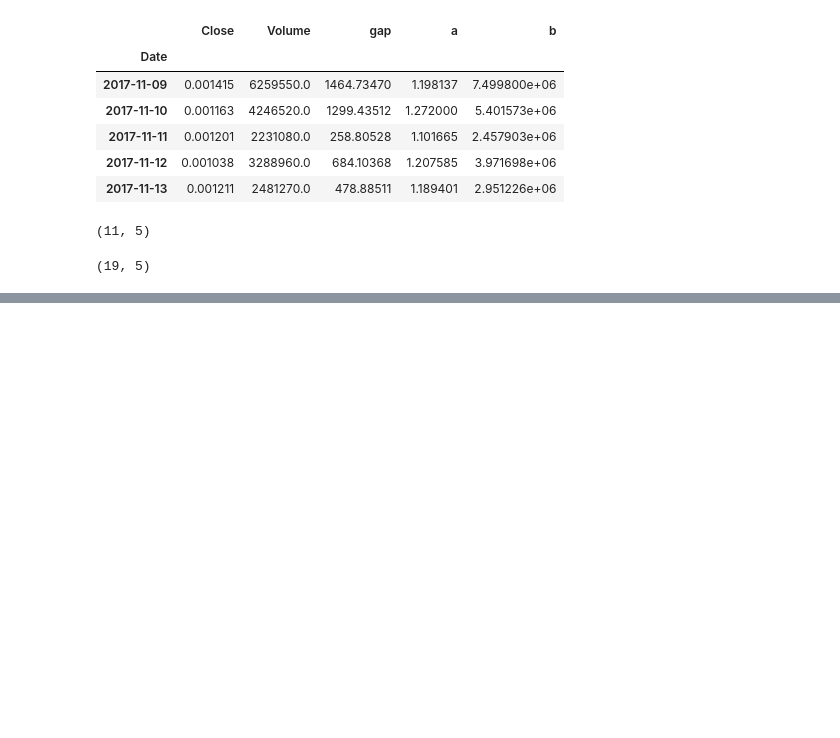
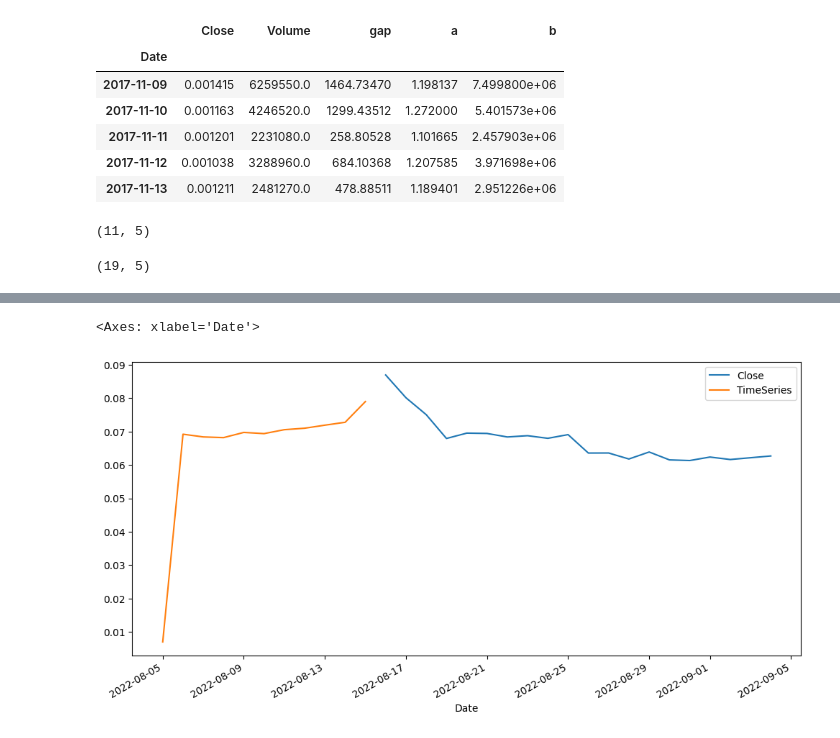
Before and after one commit to santr4/ml_projects, a Jupyter notebook: Dogecoin Price Prediction/Dogecoin_Price_Prediction.ipynb, the cells around one changed output, grey strips where cells are left out. Cells and saved outputs as stored; diff of their text form; code cells hidden in the pictures; blank space fills up the shorter version.

Commit message:
sarimax model trained and then matplotlib to visualize the time series graph

```diff
--- a/Dogecoin Price Prediction/Dogecoin_Price_Prediction.ipynb
+++ b/Dogecoin Price Prediction/Dogecoin_Price_Prediction.ipynb
@@ -176,0 +196,7 @@ test.shape
+# %%
+from statsmodels.tsa.statespace.sarimax import SARIMAX
+
+# Assuming 'train' is a DataFrame with 'Date', 'Close', and 'Open' columns
+model = SARIMAX(endog=train['Close'], exog=train['Close'], order=(2, 1, 1))
+results = model.fit()
+print(results.summary())
@@ -176,0 +228,3 @@ test.shape
+# %%
+exog_variable = test[['Close']]  # Selecting the 'Open' column
+predictions = results.predict(start=start, end=end, exog=exog_variable)
@@ -176,0 +341,7 @@ test.shape
+# %%
+
+test["Close"].plot(legend=True, figsize=(12, 6))
+predictions.plot(label='TimeSeries', legend=True)
+# %% [output]
+<Axes: xlabel='Date'>
+[figure, added]
```
Also changed, not shown: parts of 7 cells of this notebook.
